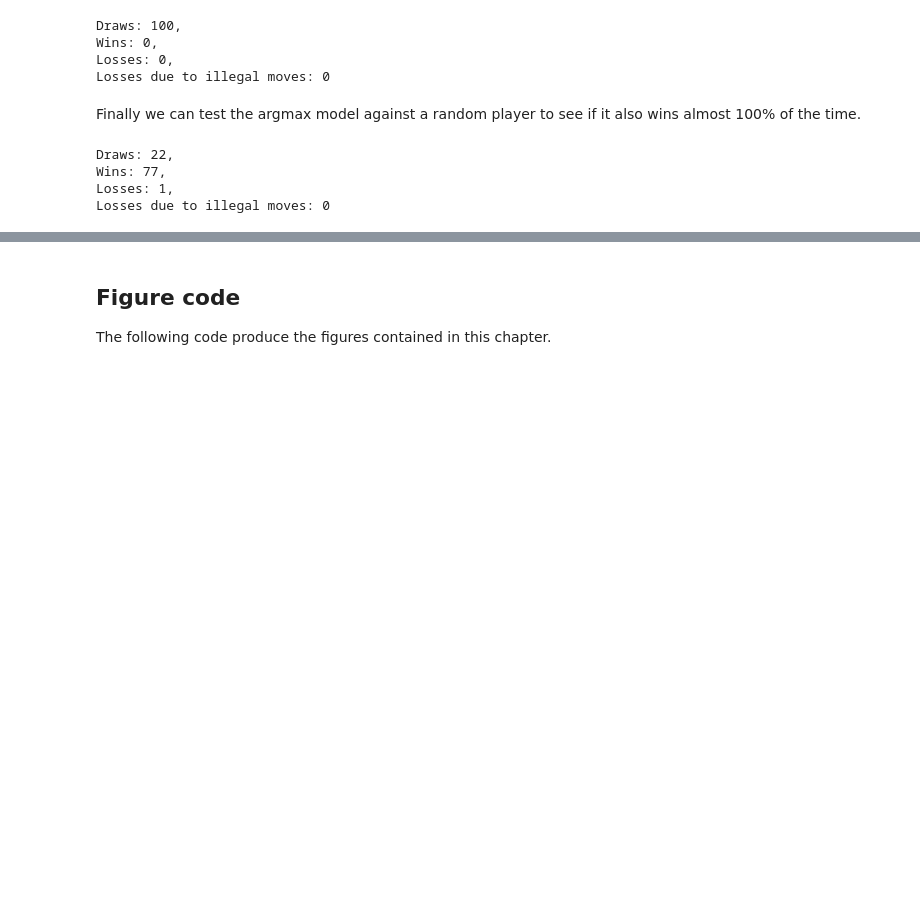
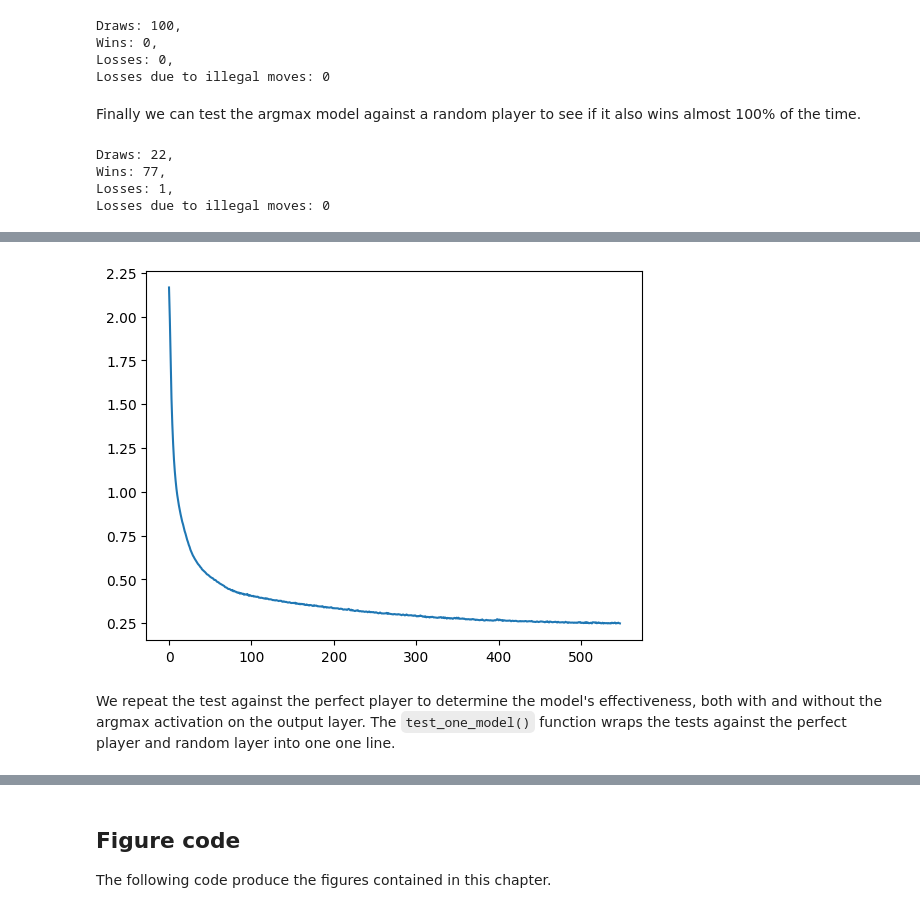
Before and after one commit to HectorLeitch/mas6041, a Jupyter notebook: try_ox.ipynb, the cells around one changed output, grey strips where cells are left out. Saved outputs shown, nothing was run; the diff lists cells and outputs as text; code cells hidden in the pictures; blank space fills up the shorter version.

```diff
--- a/try_ox.ipynb
+++ b/try_ox.ipynb
@@ -149,0 +95,12 @@ Layer 2:
+# %%
+p = 15
+q = 15
+
+M = make_simple_model(p=p, q=q, r=0.002)
+hist = train_model_suggestions(M=M, epochs=1000, batch_size=64)
+plt.plot(hist.history['loss'])
+plt.show()
+# %% [output]
+[figure, added]
+# %% [markdown]
+We repeat the test against the perfect player to determine the model's effectiveness, both with and without the argmax activation on the output layer. The `test_one_model()` function wraps the tests against the perfect player and random layer into one one line.
```
Also changed, not shown: parts of 28 cells of this notebook, 2 other files.
